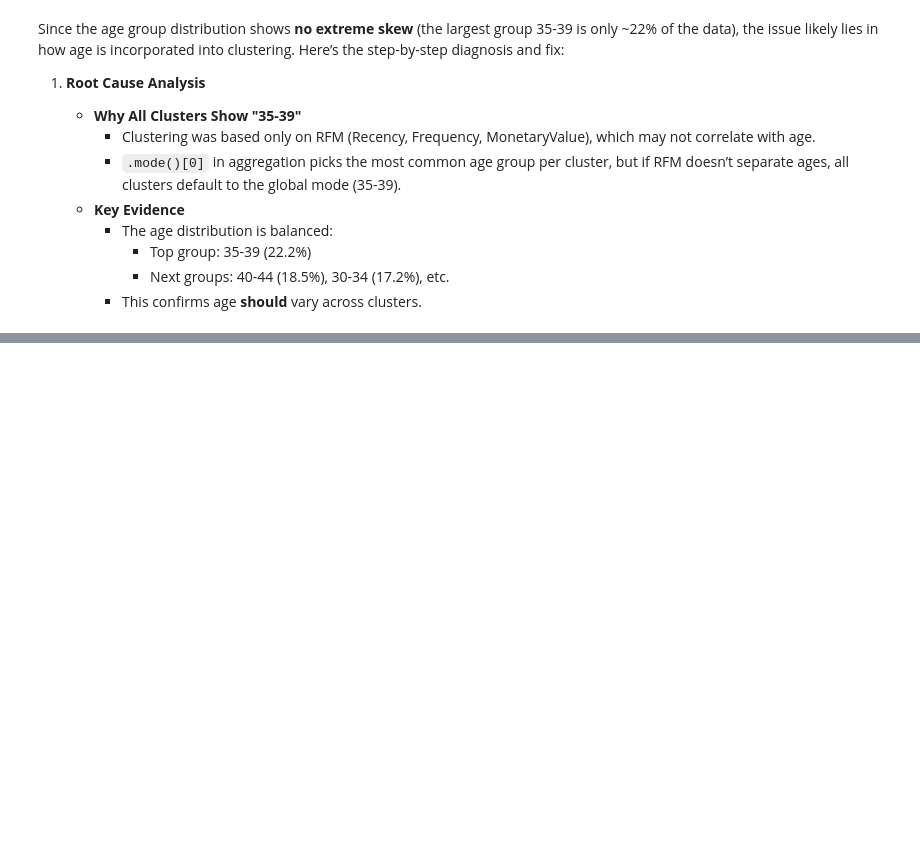
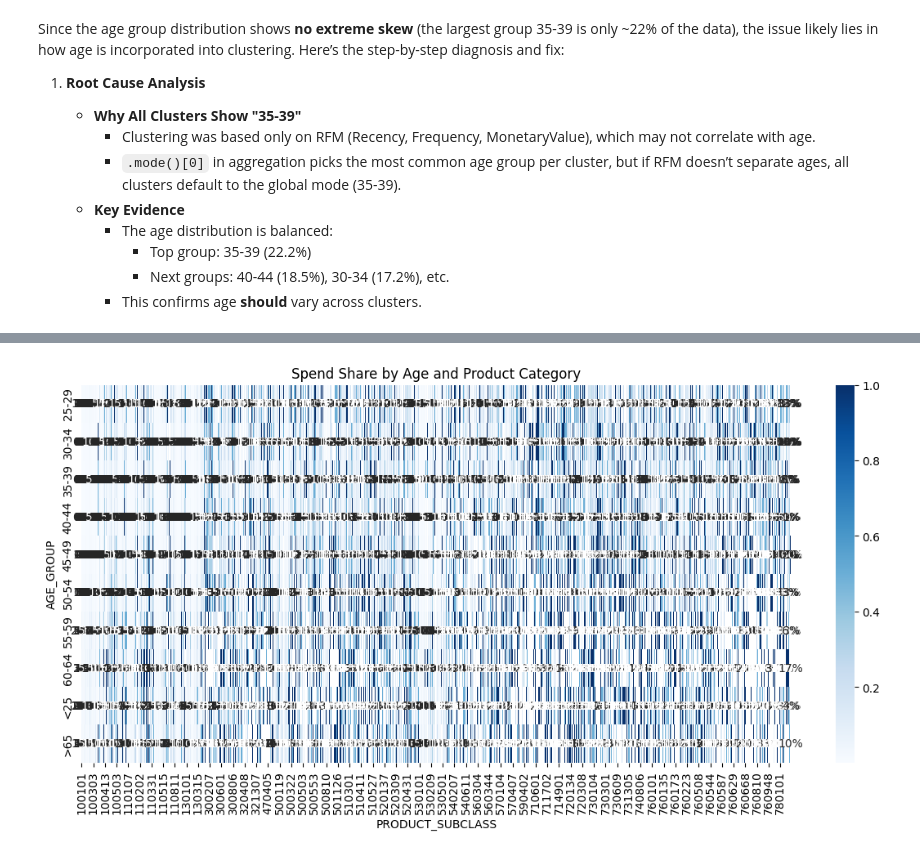
Before and after one commit to zeehayat/SalesDataAnalysis, a Jupyter notebook: Customer Segmentation with RFM Analysis and K-Means Clustering.ipynb, the cells around one changed output, grey strips where cells are left out. Drawn from its saved outputs; the diff is of its cells as text; code cells hidden in the pictures; blank space fills up the shorter version.

```diff
--- a/Customer Segmentation with RFM Analysis and K-Means Clustering.ipynb
+++ b/Customer Segmentation with RFM Analysis and K-Means Clustering.ipynb
@@ -355,0 +503,15 @@ Your clusters **are behaviorally distinct** (RFM), but age distributions add nua
+# %%
+# Age vs Product Category Affinity
+# Calculate spend share by age and category
+df_merged['SPEND_SHARE'] = df_merged.groupby(['AGE_GROUP', 'PRODUCT_SUBCLASS'])['SALES_PRICE'].transform(
+    lambda x: x / x.sum()
+)
+
+# Top categories per age
+affinity = df_merged.groupby(['AGE_GROUP', 'PRODUCT_SUBCLASS'])['SPEND_SHARE'].mean().unstack()
+plt.figure(figsize=(14, 6))
+sns.heatmap(affinity, cmap='Blues', annot=True, fmt='.0%')
+plt.title('Spend Share by Age and Product Category')
+plt.show()
+# %% [output]
+[figure, added]
```
Also changed, not shown: parts of 22 cells of this notebook.
